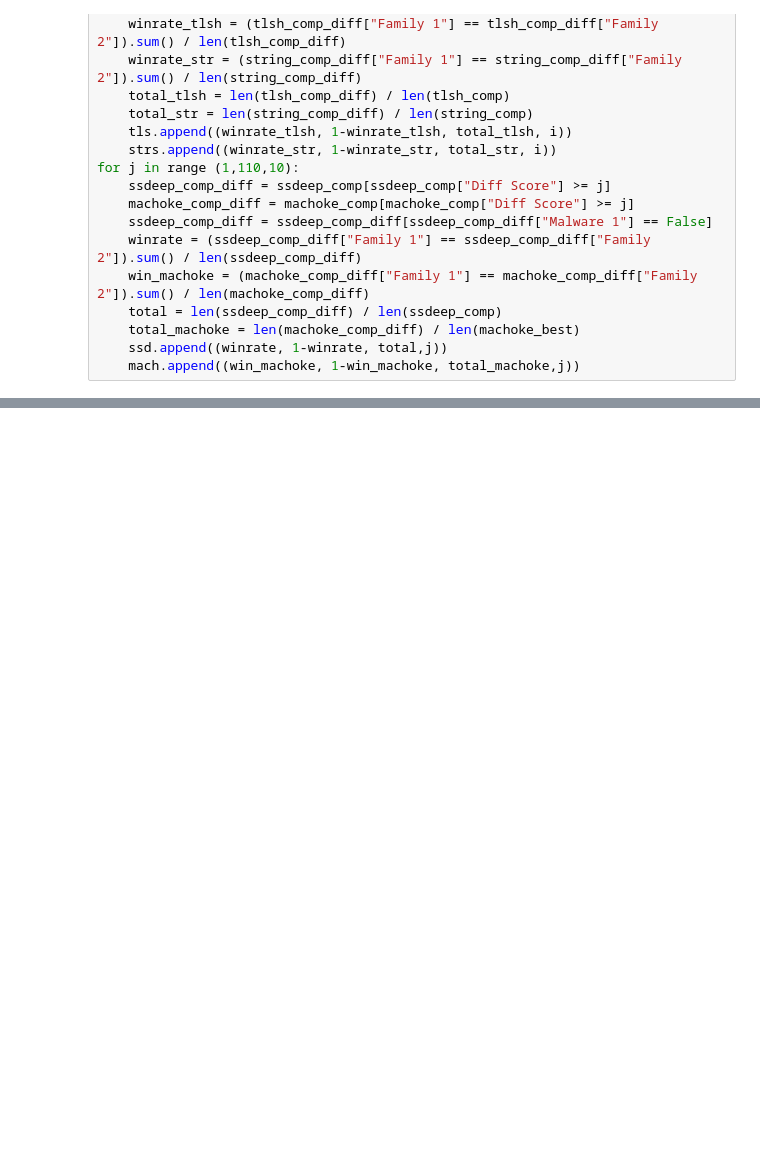
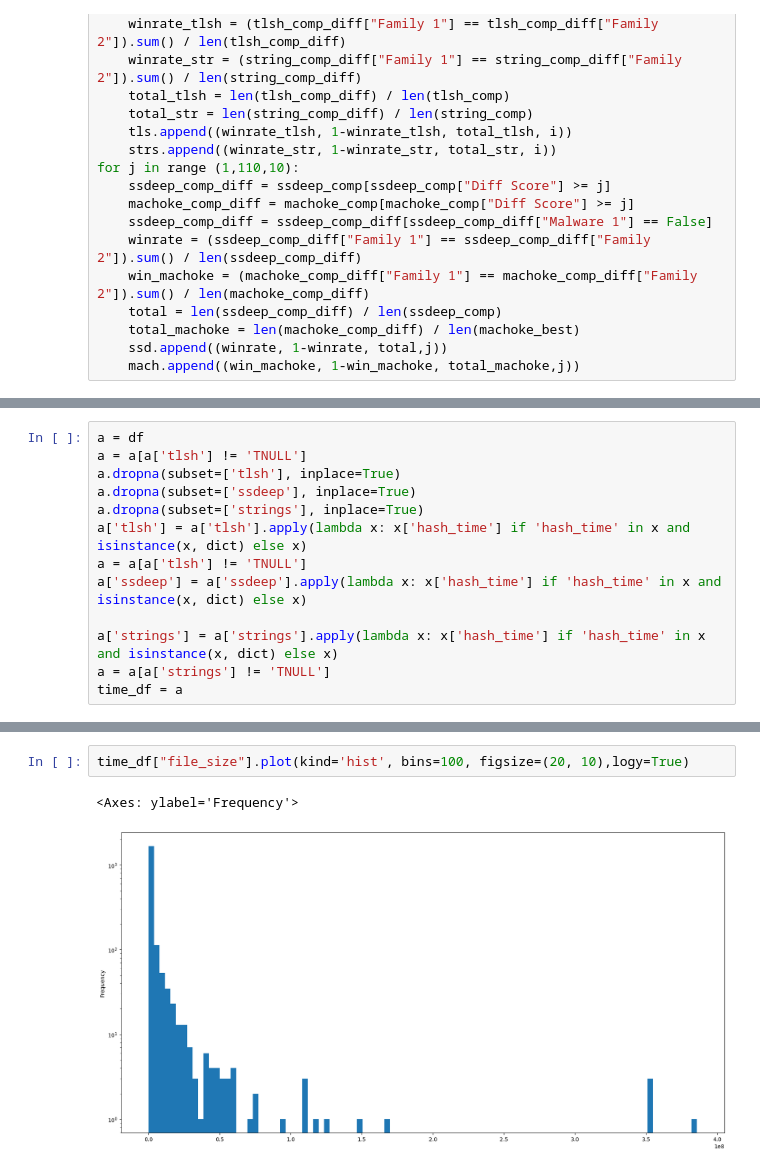
Before and after one commit to edizeqiri/obstkorb, a Jupyter notebook: Analysis/Scicore.ipynb, the cells around one changed output, grey strips where cells are left out. Cells and saved outputs as stored; diff of their text form; blank space fills up the shorter version.

```diff
--- a/Analysis/Scicore.ipynb
+++ b/Analysis/Scicore.ipynb
@@ -629,0 +650,13 @@ machoke_comp.sort_values(by="Diff Score", ascending=False)
+# %%
+a = df
+a = a[a['tlsh'] != 'TNULL']
+a.dropna(subset=['tlsh'], inplace=True)
+a.dropna(subset=['ssdeep'], inplace=True)
+a.dropna(subset=['strings'], inplace=True)
+a['tlsh'] = a['tlsh'].apply(lambda x: x['hash_time'] if 'hash_time' in x and isinstance(x, dict) else x)
+a = a[a['tlsh'] != 'TNULL']
+a['ssdeep'] = a['ssdeep'].apply(lambda x: x['hash_time'] if 'hash_time' in x and isinstance(x, dict) else x)
+
+a['strings'] = a['strings'].apply(lambda x: x['hash_time'] if 'hash_time' in x and isinstance(x, dict) else x)
+a = a[a['strings'] != 'TNULL']
+time_df = a
@@ -629,0 +733,5 @@ machoke_comp.sort_values(by="Diff Score", ascending=False)
+# %%
+time_df["file_size"].plot(kind='hist', bins=100, figsize=(20, 10),logy=True)
+# %% [output]
+<Axes: ylabel='Frequency'>
+[figure, added]
```
Also changed, not shown: parts of 22 cells of this notebook, 17 other files.
